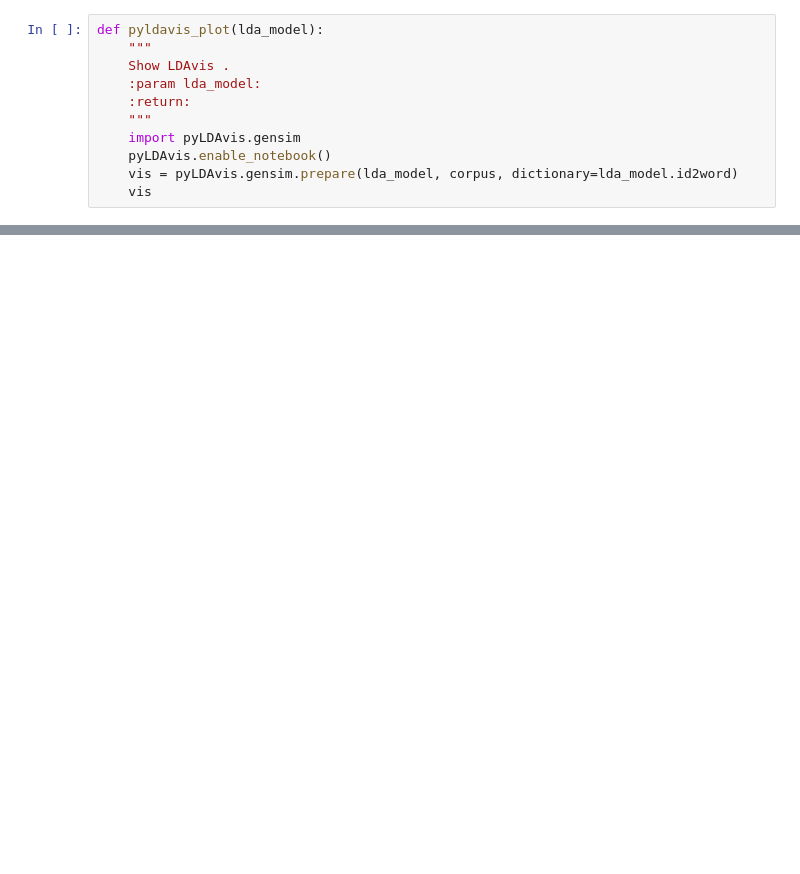
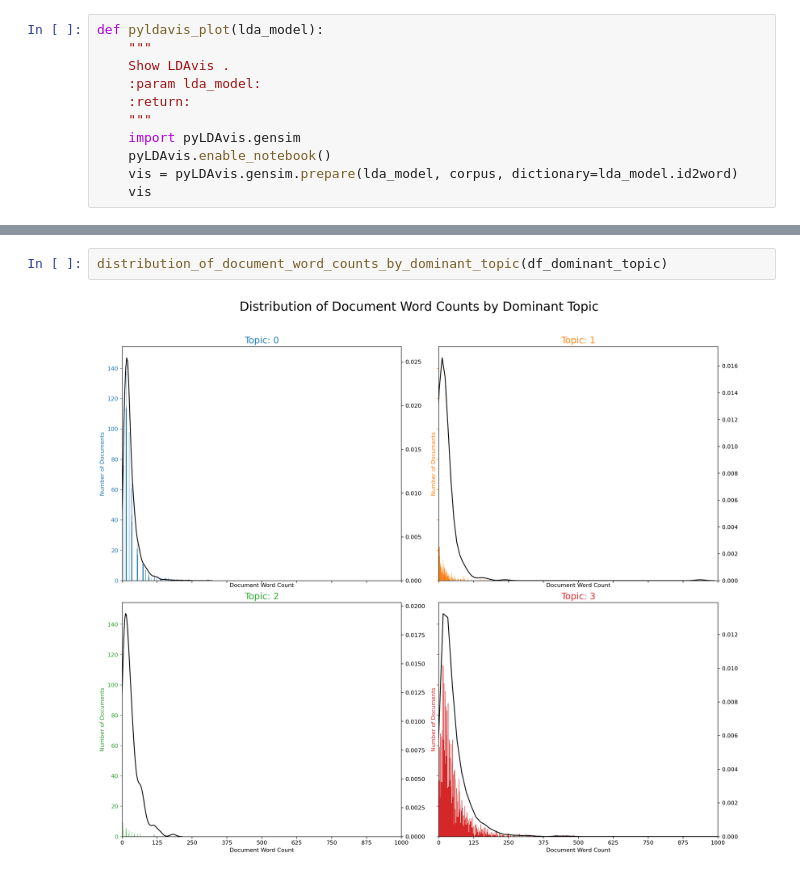
Before and after one commit to siebeniris/CPD, a Jupyter notebook: topic_modeling/lda_vis_bokeh.ipynb, the cells around one changed output, grey strips where cells are left out. Saved outputs shown, nothing was run; the diff lists cells and outputs as text; blank space fills up the shorter version.

```diff
--- a/topic_modeling/lda_vis_bokeh.ipynb
+++ b/topic_modeling/lda_vis_bokeh.ipynb
@@ -76,0 +97,4 @@ df_dominant_topic.head(10)
+# %%
+distribution_of_document_word_counts_by_dominant_topic(df_dominant_topic)
+# %% [output]
+[figure, added]
```
Also changed, not shown: parts of 15 cells of this notebook, 8 other files.
